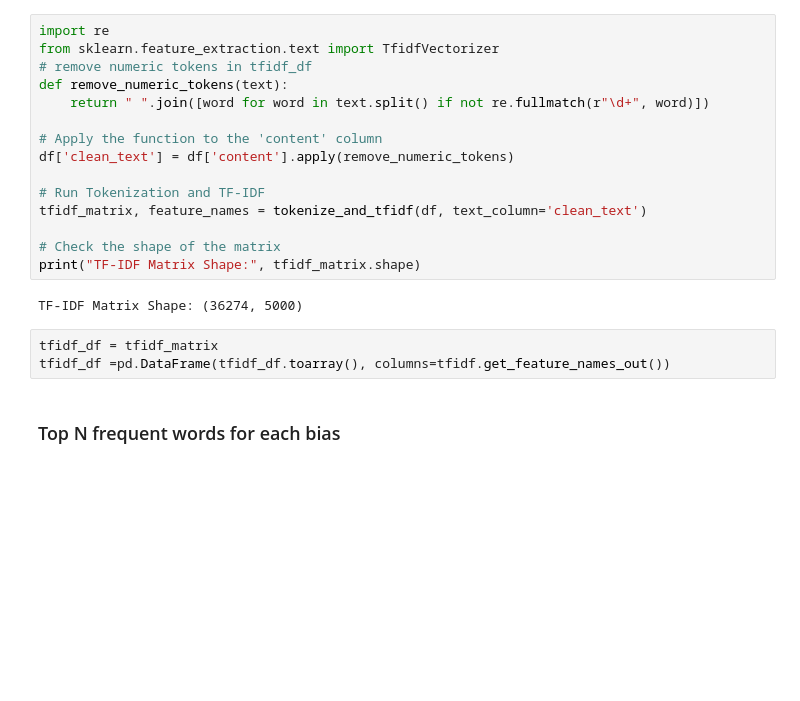
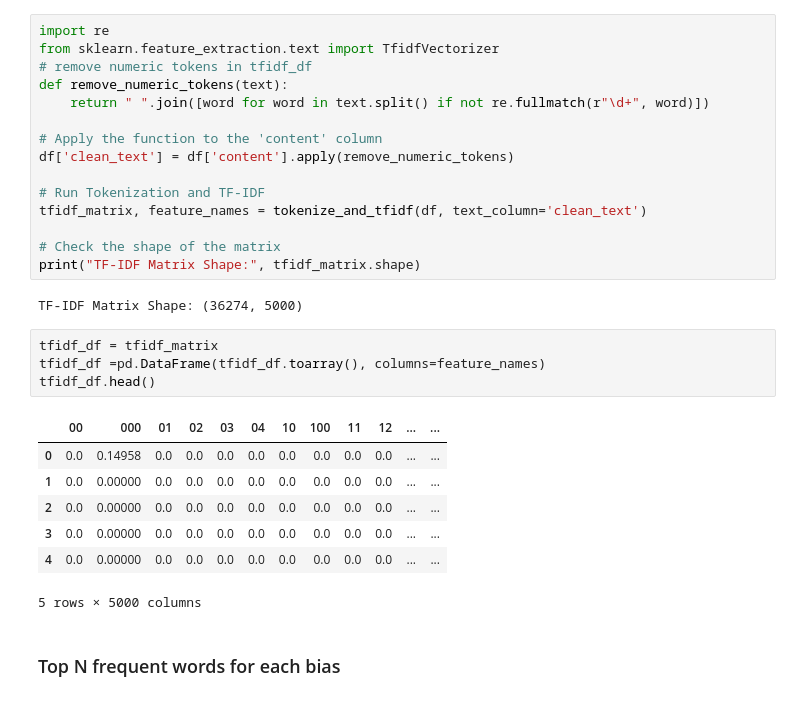
Before and after one commit to UChicago-ML-DL/30100-final, a Jupyter notebook: Random forest.ipynb, the cells around one changed output. Drawn from its saved outputs; the diff is of its cells as text; blank space fills up the shorter version.

```diff
--- a/Random forest.ipynb
+++ b/Random forest.ipynb
@@ -171,7 +171,16 @@ print("TF-IDF Matrix Shape:", tfidf_matrix.shape)
 TF-IDF Matrix Shape: (36274, 5000)
 # %%
 tfidf_df = tfidf_matrix
-tfidf_df =pd.DataFrame(tfidf_df.toarray(), columns=tfidf.get_feature_names_out())
+tfidf_df =pd.DataFrame(tfidf_df.toarray(), columns=feature_names)
+tfidf_df.head()
+# %% [output]
+|  | 00 | 000 | 01 | 02 | 03 | 04 | 10 | 100 | 11 | 12 | ... | ... |
+| 0 | 0.0 | 0.14958 | 0.0 | 0.0 | 0.0 | 0.0 | 0.0 | 0.0 | 0.0 | 0.0 | ... | ... |
+| 1 | 0.0 | 0.00000 | 0.0 | 0.0 | 0.0 | 0.0 | 0.0 | 0.0 | 0.0 | 0.0 | ... | ... |
+| 2 | 0.0 | 0.00000 | 0.0 | 0.0 | 0.0 | 0.0 | 0.0 | 0.0 | 0.0 | 0.0 | ... | ... |
+| 3 | 0.0 | 0.00000 | 0.0 | 0.0 | 0.0 | 0.0 | 0.0 | 0.0 | 0.0 | 0.0 | ... | ... |
+| 4 | 0.0 | 0.00000 | 0.0 | 0.0 | 0.0 | 0.0 | 0.0 | 0.0 | 0.0 | 0.0 | ... | ... |
+5 rows × 5000 columns
 # %% [markdown]
 ### Top N frequent words for each bias
 # %%
```
Also changed, not shown: parts of 16 cells of this notebook.
